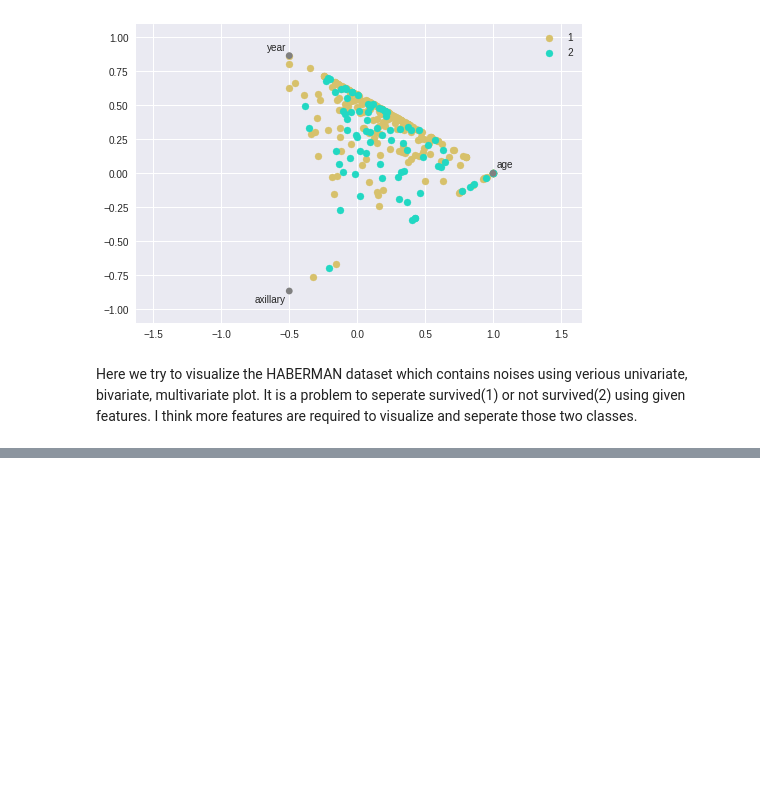
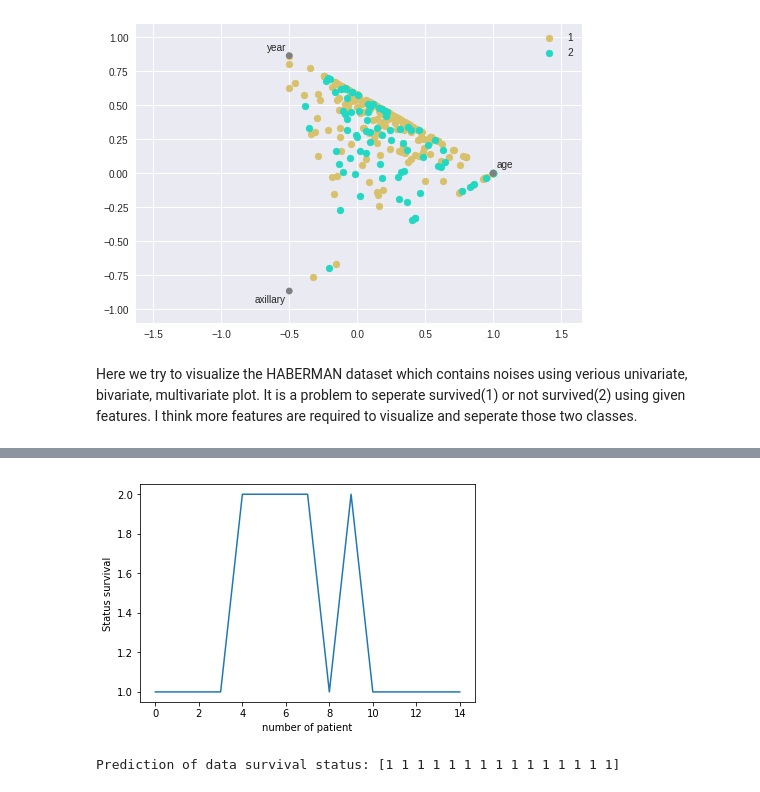
Before and after one commit to SUBHAMd13/COLLEGE-PROJECTS, a Jupyter notebook: HABERMAN SURVIVAL DATASET/HABERMAN SURVIVAL DATASET.ipynb, the cells around one changed output, grey strips where cells are left out. Saved outputs shown, nothing was run; the diff lists cells and outputs as text; code cells hidden in the pictures; blank space fills up the shorter version.

```diff
--- a/HABERMAN SURVIVAL DATASET/HABERMAN SURVIVAL DATASET.ipynb
+++ b/HABERMAN SURVIVAL DATASET/HABERMAN SURVIVAL DATASET.ipynb
@@ -293,0 +411,9 @@ Here we try to visualize the HABERMAN dataset which contains noises using veriou
+# %%
+lr =  LogisticRegression()
+lr.fit(X_train, Y_train)
+predictions = lr.predict(X_validation)
+print("Accuracy: ",accuracy_score(Y_validation, predictions))
+print("Confusion Matrix: ")
+print(confusion_matrix(Y_validation, predictions))
+print("Classification Report: ")
+print(classification_report(Y_validation, predictions))
@@ -293,0 +563,12 @@ Here we try to visualize the HABERMAN dataset which contains noises using veriou
+# %%
+plt.plot(prediction_lr)
+plt.ylabel('Status survival')
+plt.xlabel('number of patient')
+plt.show()
+# %% [output]
+[figure, added]
+# %%
+prediction_svm = svm.predict(df)
+print("Prediction of data survival status: {}".format(prediction_svm))
+# %% [output]
+Prediction of data survival status: [1 1 1 1 1 1 1 1 1 1 1 1 1 1 1]
```
Also changed, not shown: parts of 33 cells of this notebook.
